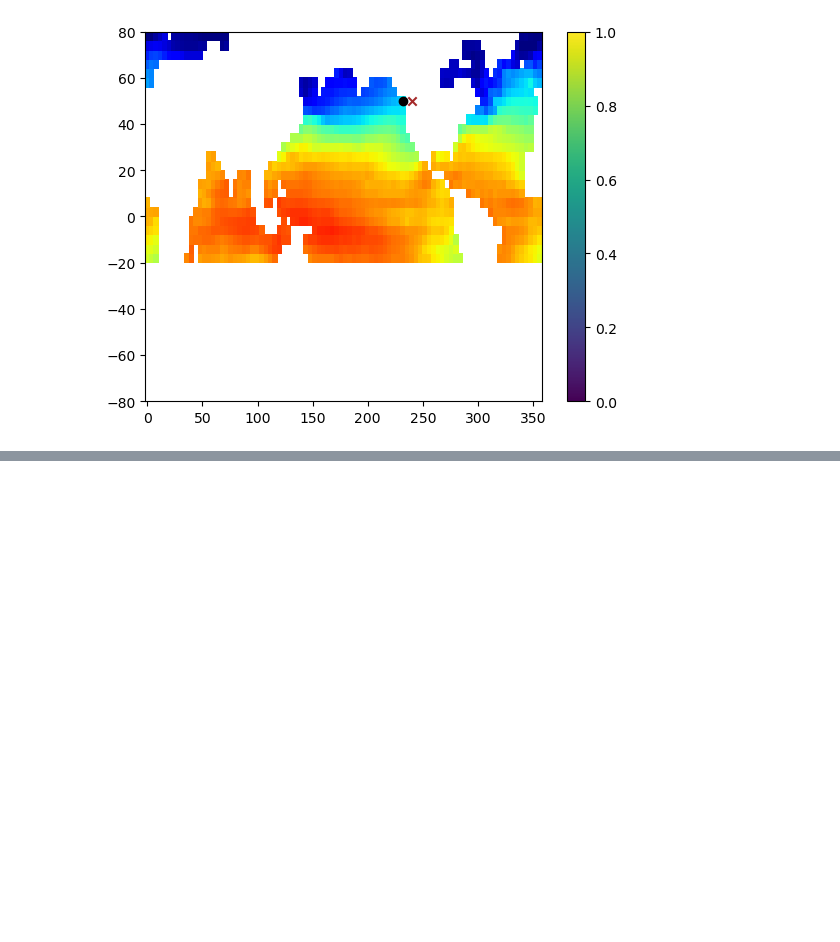
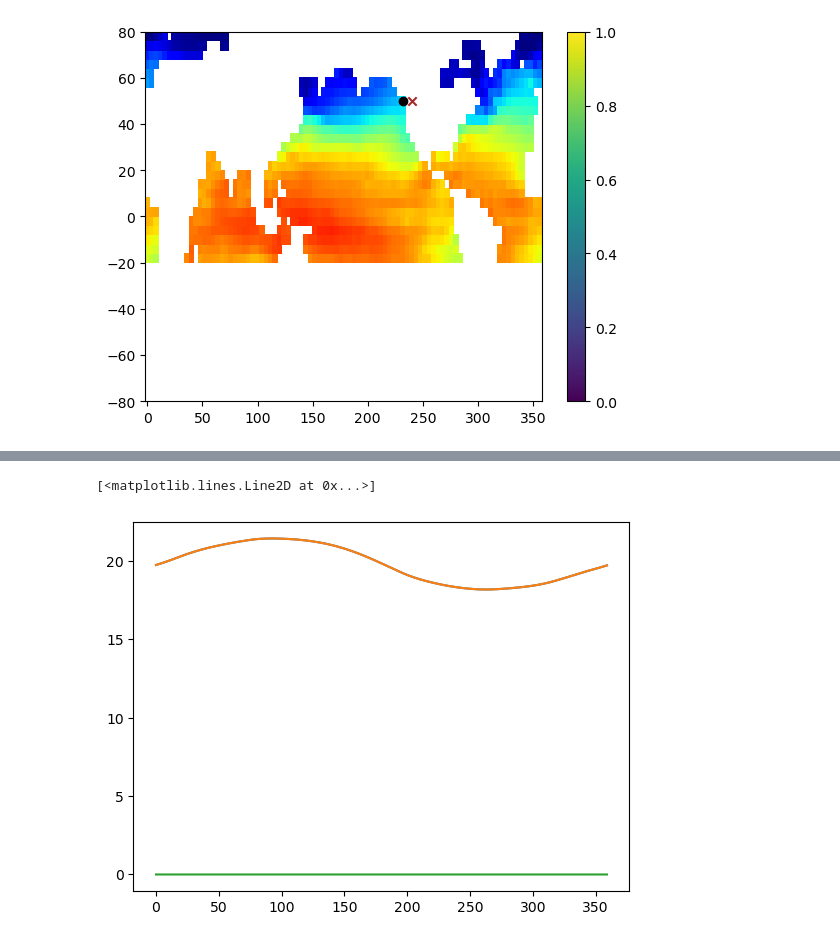
Before and after one commit to Shreyas911/XAIRT, a Jupyter notebook: examples/global_oce_latlon_4x4_classification.ipynb, the cells around one changed output, grey strips where cells are left out. Cells and saved outputs as stored; diff of their text form; code cells hidden in the pictures; blank space fills up the shorter version.

```diff
--- a/examples/global_oce_latlon_4x4_classification.ipynb
+++ b/examples/global_oce_latlon_4x4_classification.ipynb
@@ -339,15 +304,0 @@ methods = \
-# %%
-for i in range(len(lagStepsList)):
-    print(f'Lag: {lagStepsList[i]} days, for Theta')
-
-    ### This is just a hack to automate stuff, it has no deep meaning
-    ### It ensures X and y have the same size after the appropriate time lag
-    Xi = (lagStepsList[i]>0)*0+(lagStepsList[i]<=0)*(30-lagStepsList[i])
-    Xf = -29-lagStepsList[i] if lagStepsList[i]>=0 else None
-    yi = lagStepsList[i]-30 if lagStepsList[i]>0 else 0
-    yf = lagStepsList[i]+29 if lagStepsList[i]<0 else None
-
-    LRPDict_theta[f'LRP{lagStepsList[i]}'] = quickSetup(thetaSurfWet[Xi:Xf], oneHotCost[yi:yf],
-                                                        thetaSurfWet, numVars = 1,
-                                                        lrp_methods = methods,
-                                                        layers = LayersTheta, **kwargs)
@@ -502,0 +327,7 @@ type: 'lrp.LR'
+# %%
+plt.plot(thetaSurfWet[:360,1])
+plt.plot(thetaSurf_seasonal[:,1])
+plt.plot(X[:360,1])
+# %% [output]
+[<matplotlib.lines.Line2D at 0x...>]
+[figure, added]
```
Also changed, not shown: parts of 10 cells of this notebook, 2 other files.
